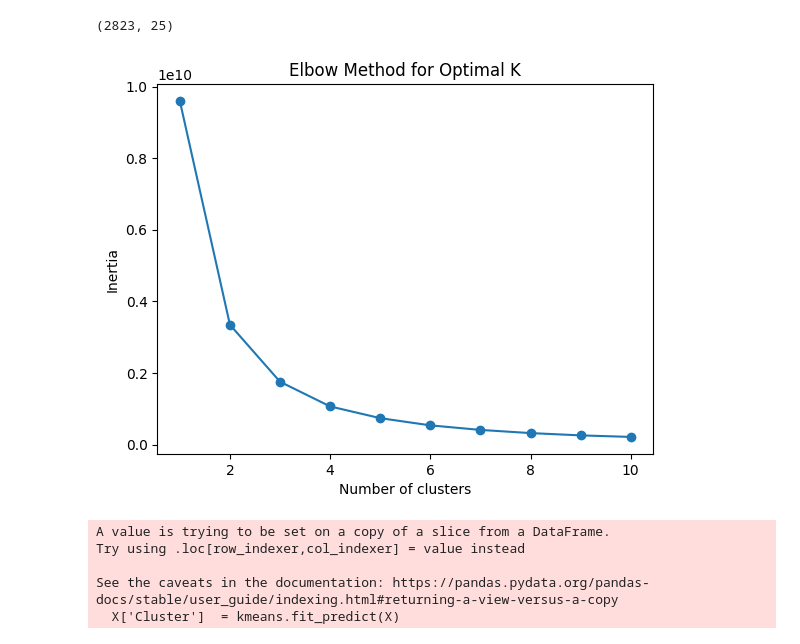
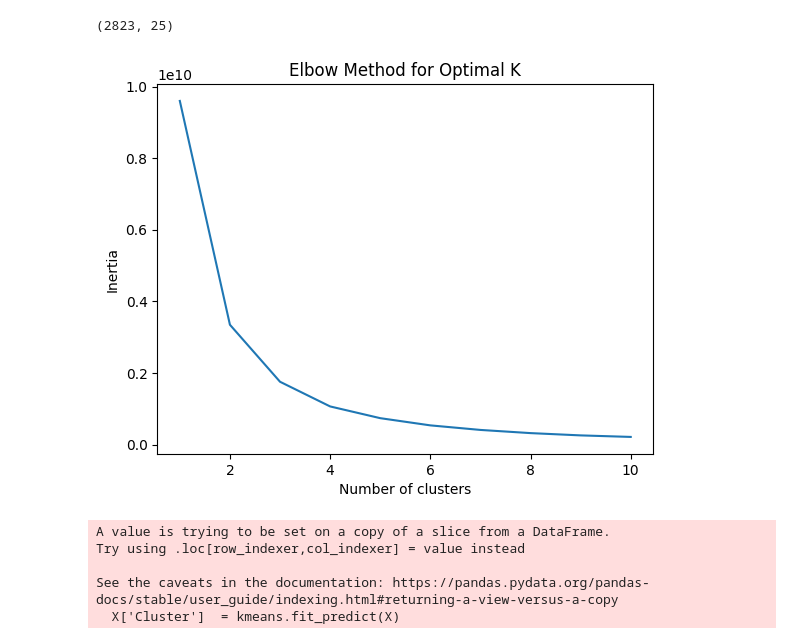
Before and after one commit to SanikaInamdar/BE_Sem7, a Jupyter notebook: LP3_Lab/ML/ML_A5.ipynb, the cells around one changed output. Saved outputs shown, nothing was run; the diff lists cells and outputs as text; code cells hidden in the pictures.

```diff
--- a/LP3_Lab/ML/ML_A5.ipynb
+++ b/LP3_Lab/ML/ML_A5.ipynb
@@ -27,23 +27,23 @@ df.shape
 # %%
 from sklearn.cluster import KMeans
 import matplotlib.pyplot as plt
 
 X = df[[ 'ORDERNUMBER', 'PRICEEACH', 'SALES']]
 
 inertia = []
 
 for k in range(1, 11):
-    kmeans = KMeans(n_clusters=k, random_state=0)
+    kmeans = KMeans(n_clusters=k)
     kmeans.fit(X)
     inertia.append(kmeans.inertia_)
 
-plt.plot(range(1, 11), inertia, marker='o')
+plt.plot(range(1, 11), inertia)
 plt.xlabel('Number of clusters')
 plt.ylabel('Inertia')
 plt.title('Elbow Method for Optimal K')
 plt.show()
 # %% [output]
-[figure, old version]
+[figure, new version]
 # %%
 # Optimal K = 4
 kmeans = KMeans(n_clusters=4)
```
Also changed, not shown: parts of 1 cell of this notebook, 3 other files.
